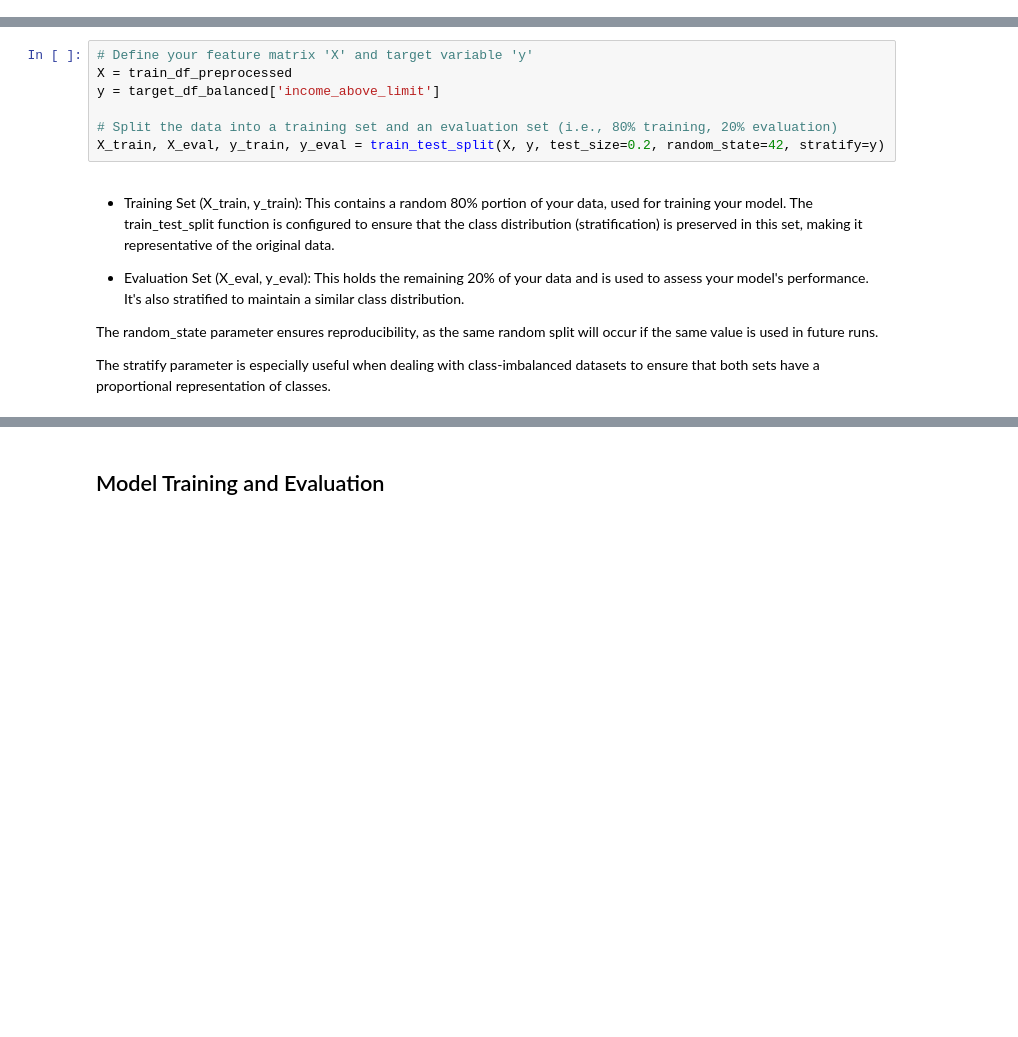
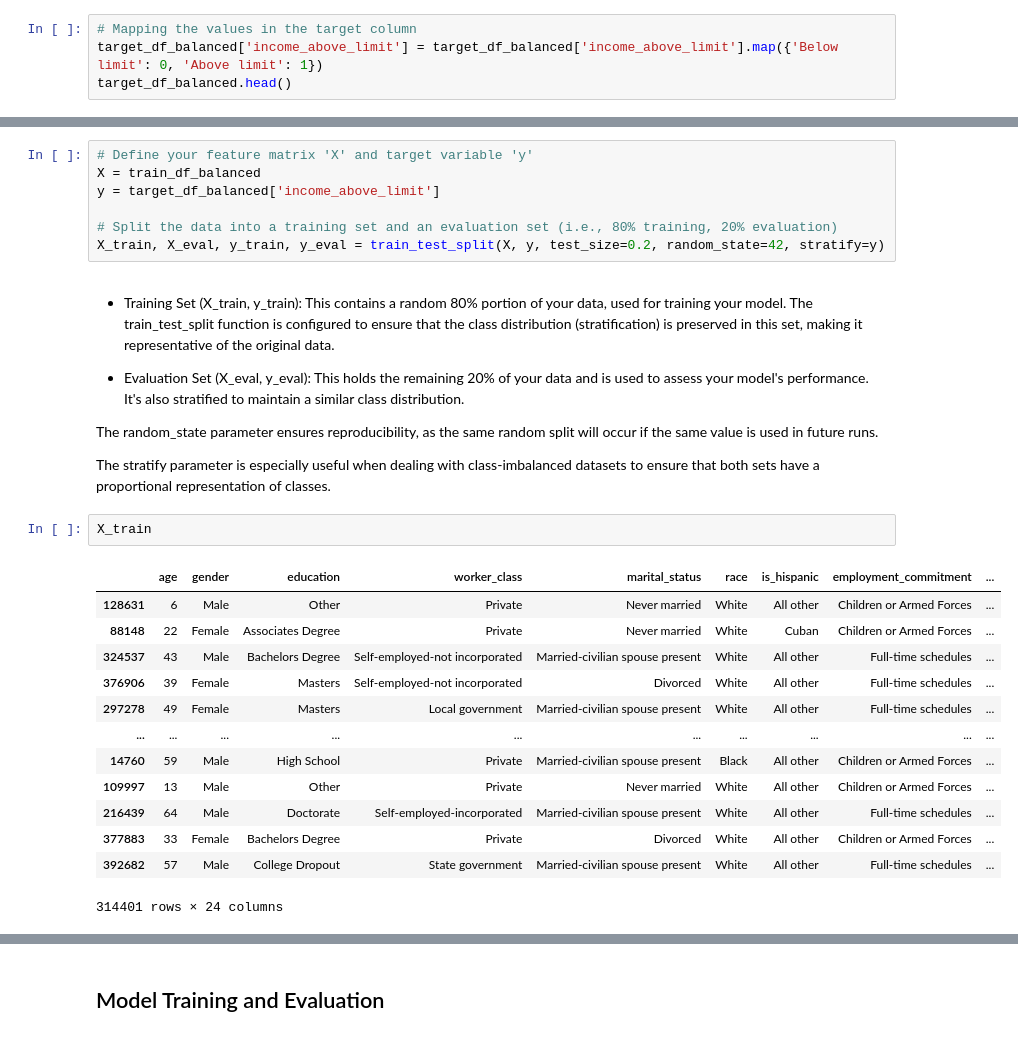
Before and after one commit to rasmodev/Income-Prediction-Challenge-For-Azubian, a Jupyter notebook: dev/Income_Prediction.ipynb, the cells around one changed output, grey strips where cells are left out. Saved outputs shown, nothing was run; the diff lists cells and outputs as text; blank space fills up the shorter version.

```diff
--- a/dev/Income_Prediction.ipynb
+++ b/dev/Income_Prediction.ipynb
@@ -1937,0 +1969,4 @@ test_df_final.to_csv('data/test_df_preprocessed.csv', index=False)
+# %%
+# Mapping the values in the target column
+target_df_balanced['income_above_limit'] = target_df_balanced['income_above_limit'].map({'Below limit': 0, 'Above limit': 1})
+target_df_balanced.head()
@@ -2005,7 +1983,7 @@ test_df_preprocessed.shape
 ## Dataset Splitting
 # %%
 # Define your feature matrix 'X' and target variable 'y'
-X = train_df_preprocessed
+X = train_df_balanced
 y = target_df_balanced['income_above_limit']
 
 # Split the data into a training set and an evaluation set (i.e., 80% training, 20% evaluation)
@@ -2018,3 +1996,19 @@ X_train, X_eval, y_train, y_eval = train_test_split(X, y, test_size=0.2, random_
 The random_state parameter ensures reproducibility, as the same random split will occur if the same value is used in future runs.
 
  The stratify parameter is especially useful when dealing with class-imbalanced datasets to ensure that both sets have a proportional representation of classes.
+# %%
+X_train
+# %% [output]
+|  | age | gender | education | worker_class | marital_status | race | is_hispanic | employment_commitment | ... |
+| 128631 | 6 | Male | Other | Private | Never married | White | All other | Children or Armed Forces | ... |
+| 88148 | 22 | Female | Associates Degree | Private | Never married | White | Cuban | Children or Armed Forces | ... |
+| 324537 | 43 | Male | Bachelors Degree | Self-employed-not incorporated | Married-civilian spouse present | White | All other | Full-time schedules | ... |
+| 376906 | 39 | Female | Masters | Self-employed-not incorporated | Divorced | White | All other | Full-time schedules | ... |
+| 297278 | 49 | Female | Masters | Local government | Married-civilian spouse present | White | All other | Full-time schedules | ... |
+| ... | ... | ... | ... | ... | ... | ... | ... | ... | ... |
+| 14760 | 59 | Male | High School | Private | Married-civilian spouse present | Black | All other | Children or Armed Forces | ... |
+| 109997 | 13 | Male | Other | Private | Never married | White | All other | Children or Armed Forces | ... |
+| 216439 | 64 | Male | Doctorate | Self-employed-incorporated | Married-civilian spouse present | White | All other | Full-time schedules | ... |
+| 377883 | 33 | Female | Bachelors Degree | Private | Divorced | White | All other | Children or Armed Forces | ... |
+| 392682 | 57 | Male | College Dropout | State government | Married-civilian spouse present | White | All other | Full-time schedules | ... |
+314401 rows × 24 columns
```
Also changed, not shown: parts of 202 cells of this notebook.
